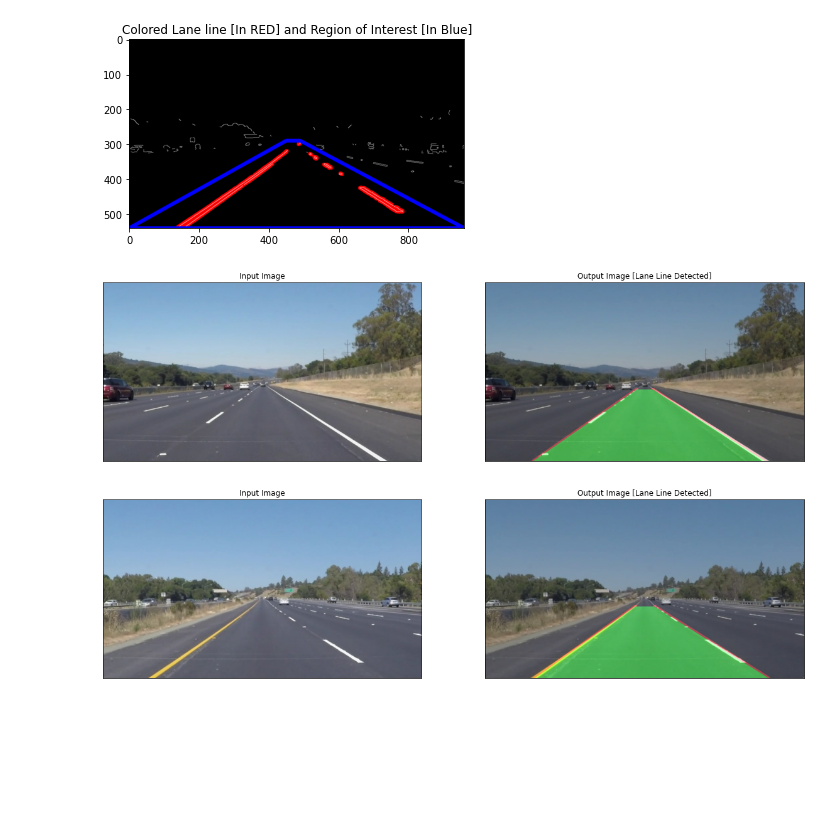
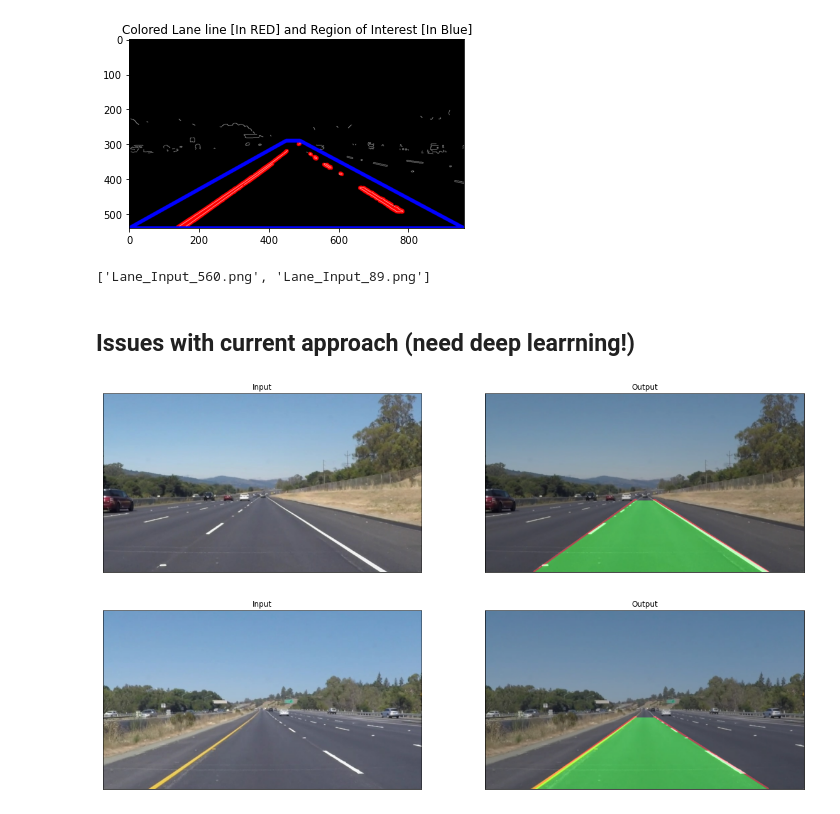
Before and after one commit to anujamin01/639Final, a Jupyter notebook: Final Project/laneDetection.ipynb, the cells around one changed output. Cells and saved outputs as stored; diff of their text form; code cells hidden in the pictures; blank space fills up the shorter version.

Commit message:
updated code, need to refactor pipeline

```diff
--- a/Final Project/laneDetection.ipynb
+++ b/Final Project/laneDetection.ipynb
@@ -366,16 +353,24 @@ def get_vertices(image):
 # %%
 # Lane finding Pipeline
-def lane_finding_pipeline(image):
+def findLanes(image):
+    # grab region of interest
+    R,C = image.shape[:2]
+    b_l, t_l, b_r, t_r  = (C*0.15, R), (C*0.45, R*0.6), (C*0.95, R), (C*0.55, R*0.6) #[C*0.15, R], [C*0.45, R*0.6], [C*0.95, R], [C*0.55, R*0.6]
+    pts_raw = [b_l, t_l, b_r, t_r]
+    pts = np.array([pts_raw],dtype = np.int64)
 
-    #Grayscale
-    gray_img = grayscale(image)
-    #Gaussian Smoothing
+    #convert image to gray scale
+    gray_img = cv2.cvtColor(img, cv2.COLOR_RGB2GRAY)
+    #Apply gaussian smoothing
     smoothed_img = gaussian_blur(img = gray_img, kernel_size = 5)
-    #Canny Edge Detection
-    canny_img = canny(img = smoothed_img, low_threshold = 180, high_threshold = 240)
-    #Masked Image Within a Polygon
-    masked_img = region_of_interest(img = canny_img, vertices = get_vertices(image))
-    #Hough Transform Lines
+    #plt.imshow(smoothed_img)
+    # Perform canny edge detection
+    canny_img = cv2.Canny(smoothed_img, 170, 230)
+    #plt.imshow(canny_img)
+
+    # mask the image within target region
+    masked_img = extractROI(canny_img, pts)
+    # Perform Hough Transform
     houghed_lines = hough_lines(img = masked_img, rho = 1, theta = np.pi/180, threshold = 20, min_line_len = 20, max_line_gap = 180)
     #Draw lines on edges
     output = weighted_img(img = houghed_lines, initial_img = image, α=0.8, β=1., γ=0.)
@@ -383,17 +378,29 @@ def lane_finding_pipeline(image):
     return output
 # %%
 import os
+# %%
+print(list(os.listdir('./Dataset-3/Day-Time/minitestday'))[:-1])
+# %% [output]
+['Lane_Input_560.png', 'Lane_Input_89.png']
+# %% [markdown]
+## Issues with current approach (need deep learrning!)
 # %%
-for image_path in list(os.listdir('./basic_tests')): # add test images
+for image_path in list(os.listdir('./basic_tests')): #  list(os.listdir('./Dataset-3/Day-Time/minitestday'))[:-1]: # add test images
     fig = plt.figure(figsize=(20, 10))
+    # image = mpimg.imread(f'./Dataset-3/Day-Time/minitestday/{image_path}')
+    # read in image and convert image to 8 bit integers
     image = mpimg.imread(f'./basic_tests/{image_path}')
+    image = image.astype(np.float64)
+    #image = image * 255
+    image = image.astype(np.uint8)
+
     ax = fig.add_subplot(1, 2, 1,xticks=[], yticks=[])
     plt.imshow(image)
-    ax.set_title("Input Image")
+    ax.set_title("Input")
     ax = fig.add_subplot(1, 2, 2,xticks=[], yticks=[])
-    plt.imshow(lane_finding_pipeline(image))
-    ax.set_title("Output Image [Lane Line Detected]")
+    plt.imshow(findLanes(image))
+    ax.set_title("Output")
     plt.show()
 # %% [output]
-[figure, old version]
+[figure, new version]
-[figure, old version]
+[figure, new version]
```
Also changed, not shown: parts of 5 cells of this notebook.
